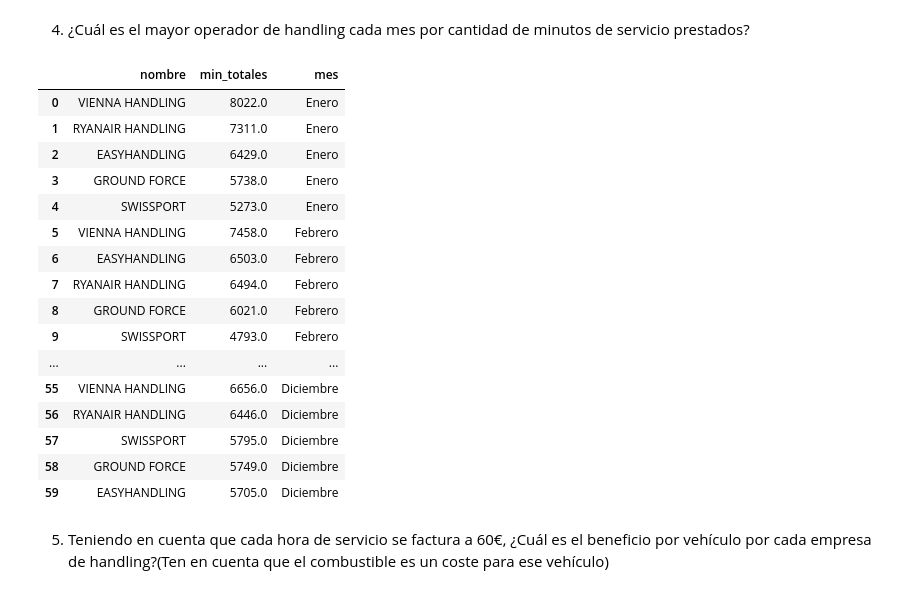
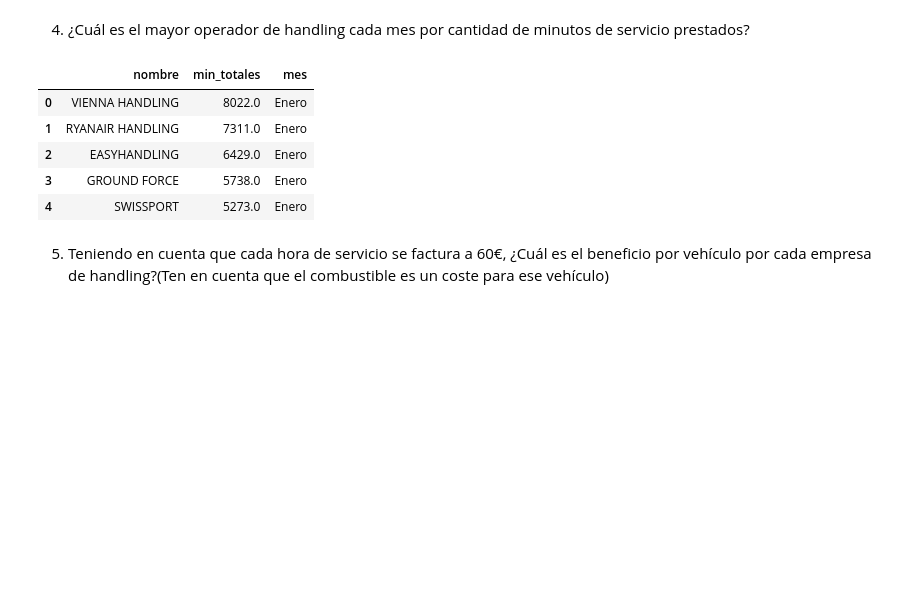
Before and after one commit to ManuelVAleman/Proyecto-final-ETL, a Jupyter notebook: practica_final_test.ipynb, the cells around one changed output. Saved outputs shown, nothing was run; the diff lists cells and outputs as text; code cells hidden in the pictures; blank space fills up the shorter version.

```diff
--- a/practica_final_test.ipynb
+++ b/practica_final_test.ipynb
@@ -71,45 +71,34 @@ group by id_vuelo)sc)sc2''')
 sql('''Select nombre,min_totales,
 case
 	when Mes=1 then'Enero'
     when Mes=2 then'Febrero'
     when Mes=3 then'Marzo'
     when Mes=4 then'Abril'
     when Mes=5 then'Mayo'
     when Mes=6 then'Junio'
     when Mes=7 then'Julio'
     when Mes=8 then'Agosto'
     when Mes=9 then'Septiembre'
     when Mes=10 then'Octubre'
     when Mes=11 then'Noviembre'
     when Mes=12 then'Diciembre'
 end as mes
 from(
 select handling.nombre,
 sum(minutos) as min_totales,
 month(vuelos.fecha) AS Mes FROM aeropuerto_viena.servicios
 inner join aeropuerto_viena.vehiculos on id_vehiculo=vehiculos.id
 inner join aeropuerto_viena.handling on vehiculos.id_handling=handling.id
 inner join aeropuerto_viena.vuelos on servicios.id_vuelo=vuelos.id
 group by handling.nombre,month(vuelos.fecha)
-order by Mes,min_totales desc) sc''')
+order by Mes,min_totales desc) sc LIMIT 5''')
 # %% [output]
 |  | nombre | min_totales | mes |
 | 0 | VIENNA HANDLING | 8022.0 | Enero |
 | 1 | RYANAIR HANDLING | 7311.0 | Enero |
 | 2 | EASYHANDLING | 6429.0 | Enero |
 | 3 | GROUND FORCE | 5738.0 | Enero |
 | 4 | SWISSPORT | 5273.0 | Enero |
-| 5 | VIENNA HANDLING | 7458.0 | Febrero |
-| 6 | EASYHANDLING | 6503.0 | Febrero |
-| 7 | RYANAIR HANDLING | 6494.0 | Febrero |
-| 8 | GROUND FORCE | 6021.0 | Febrero |
-| 9 | SWISSPORT | 4793.0 | Febrero |
-| ... | ... | ... | ... |
-| 55 | VIENNA HANDLING | 6656.0 | Diciembre |
-| 56 | RYANAIR HANDLING | 6446.0 | Diciembre |
-| 57 | SWISSPORT | 5795.0 | Diciembre |
-| 58 | GROUND FORCE | 5749.0 | Diciembre |
-| 59 | EASYHANDLING | 5705.0 | Diciembre |
 # %% [markdown]
 5. Teniendo en cuenta que cada hora de servicio se factura a 60€, ¿Cuál es el beneficio por vehículo por cada empresa de handling?(Ten en cuenta que el combustible es un coste para ese vehículo)
 # %%
```
Also changed, not shown: parts of 6 cells of this notebook.
